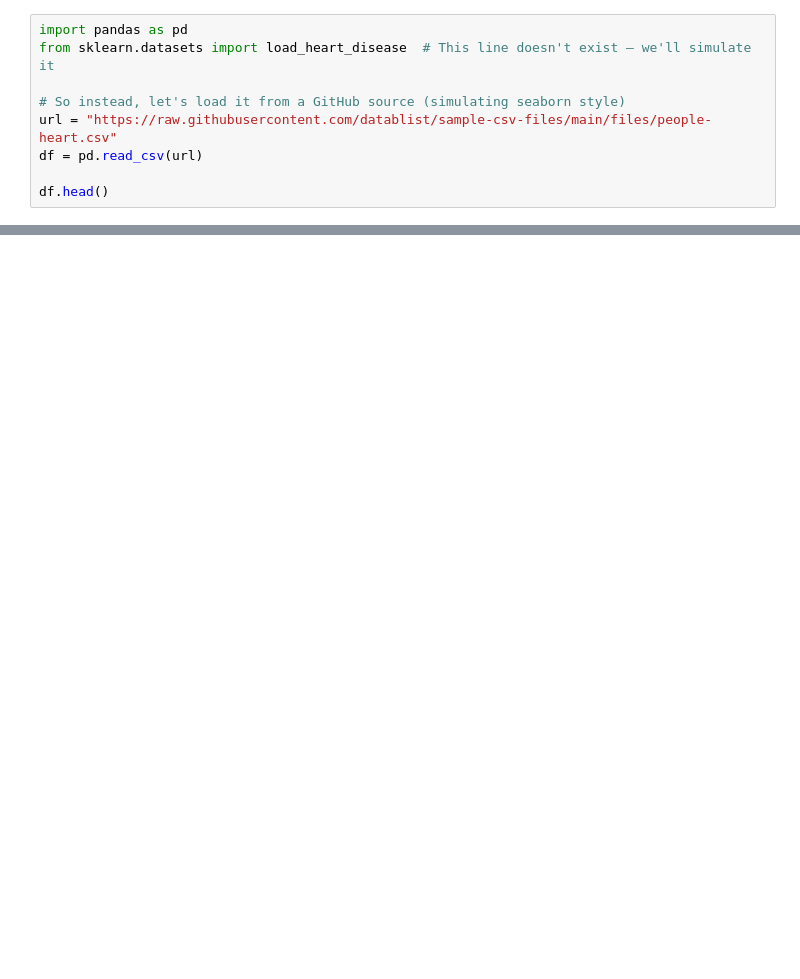
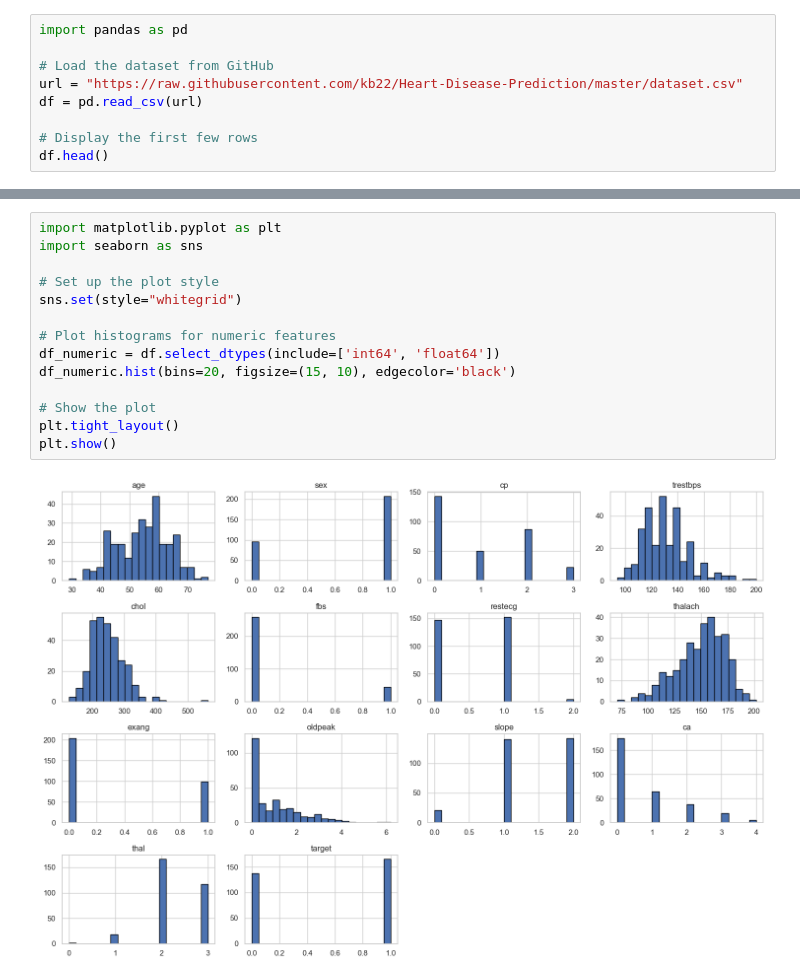
Before and after one commit to THDOOO/sql-project, a Jupyter notebook: machine_learning_heartdesease.ipynb, the cells around one changed output, grey strips where cells are left out. Cells and saved outputs as stored; diff of their text form; blank space fills up the shorter version.

```diff
--- a/machine_learning_heartdesease.ipynb
+++ b/machine_learning_heartdesease.ipynb
@@ -1,10 +1,10 @@
 # %%
 import pandas as pd
-from sklearn.datasets import load_heart_disease  # This line doesn't exist — we'll simulate it
 
-# So instead, let's load it from a GitHub source (simulating seaborn style)
-url = "https://raw.githubusercontent.com/datablist/sample-csv-files/main/files/people-heart.csv"
+# Load the dataset from GitHub
+url = "https://raw.githubusercontent.com/kb22/Heart-Disease-Prediction/master/dataset.csv"
 df = pd.read_csv(url)
 
+# Display the first few rows
 df.head()
 # %% [output]
@@ -11,0 +114,16 @@ ImportError: cannot import name 'load_heart_disease' from 'sklearn.datasets' (c:
+# %%
+import matplotlib.pyplot as plt
+import seaborn as sns
+
+# Set up the plot style
+sns.set(style="whitegrid")
+
+# Plot histograms for numeric features
+df_numeric = df.select_dtypes(include=['int64', 'float64'])
+df_numeric.hist(bins=20, figsize=(15, 10), edgecolor='black')
+
+# Show the plot
+plt.tight_layout()
+plt.show()
+# %% [output]
+[figure, added]
```
Also changed, not shown: parts of 17 cells of this notebook.
